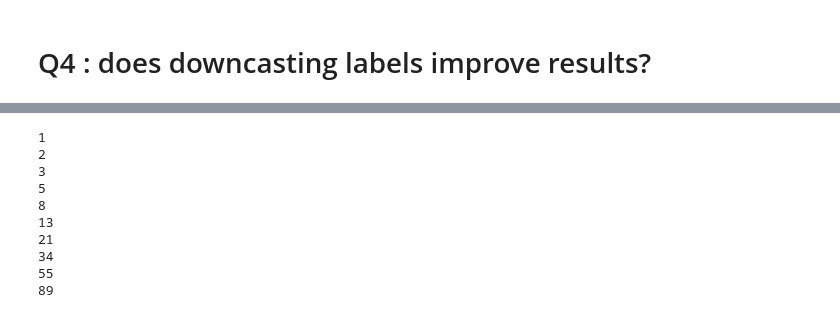
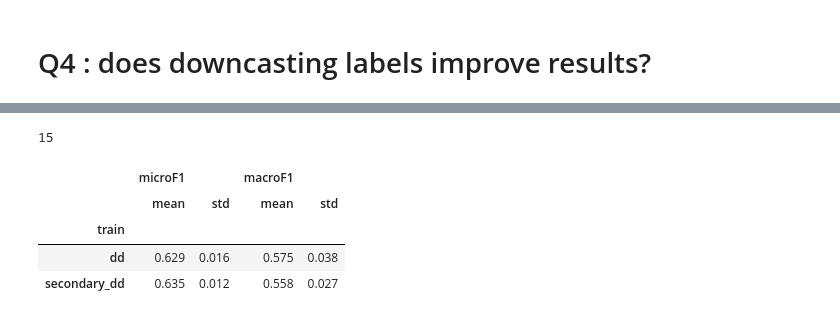
Before and after one commit to TajaKuzman/Transformers-GINCO-Experiments, a Jupyter notebook: 22_paper_plots_and_tables.ipynb, the cells around one changed output, grey strips where cells are left out. Drawn from its saved outputs; the diff is of its cells as text; code cells hidden in the pictures.

```diff
--- a/22_paper_plots_and_tables.ipynb
+++ b/22_paper_plots_and_tables.ipynb
@@ -213,20 +213,20 @@ Higher average: 0.6335, lower average: 0.6234
 # %%
 df = pd.concat(
     [read_record(file) for file in [
-    # "backup_12.txt",
-    #"backup_12_1.txt",
-    #"backup_12_2.txt",
-    # "backup_15.txt",
-    # "backup_16.txt",
-    #"backup_17.txt",
-    #"backup_17__2.txt",
-    #"backup_18.txt",
-    #"backup_18_2.txt",
-    # "backup_20.txt",
-    # "backup_20_2.txt",
-    # "backup_20.txt",
-    # "backup_20_2.txt"
+    "backup_12.txt",
+    "backup_12_1.txt",
+    "backup_12_2.txt",
+    "backup_15.txt",
+    "backup_16.txt",
+    "backup_17.txt",
+    "backup_17__2.txt",
+    "backup_18.txt",
+    "backup_18_2.txt",
+    "backup_20.txt",
+    "backup_20_2.txt",
+    "backup_20.txt",
+    "backup_20_2.txt",
     "backup_21.txt",
     ]], ignore_index=True)
-df
+df.train.unique(), df["eval"].unique()
 # %% [output]
@@ -244,17 +238,15 @@ df
-# %%
-a = 1
-for i in range(10):
-    print(a)
-    a = a * 1.61
-    a = int(round(a, 0))
-# %% [output]
-1
-2
-3
-5
-8
-13
-21
-34
-55
-89
+# %%
+c1 = df.train == "dd"
+c2 = df.train == "secondary_dd"
+
+c = df["eval"] == "test_dd"
+# %% [output]
+15
+# %%
+df[c&(c1|c2)].groupby("train")["microF1,macroF1".split(",")].agg(["mean", "std"])
+# %% [output]
+|  | microF1 |  | macroF1 |  |
+|  | mean | std | mean | std |
+| train |  |  |  |  |
+| dd | 0.629 | 0.016 | 0.575 | 0.038 |
+| secondary_dd | 0.635 | 0.012 | 0.558 | 0.027 |
```
Also changed, not shown: parts of 10 cells of this notebook.
